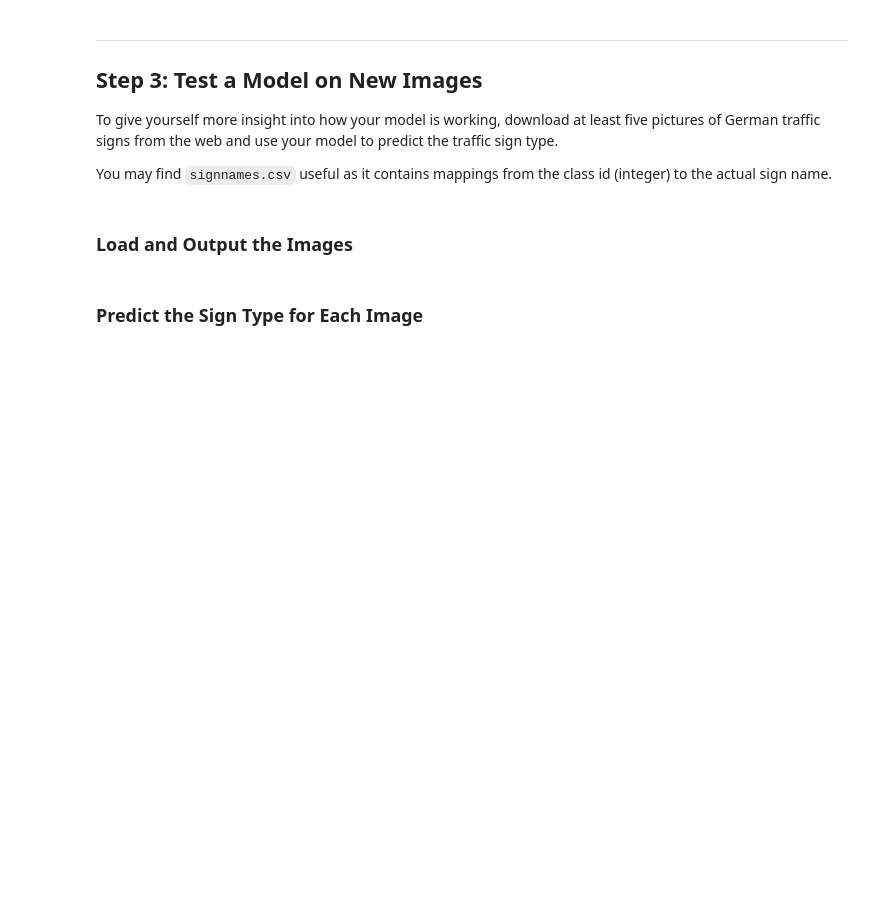
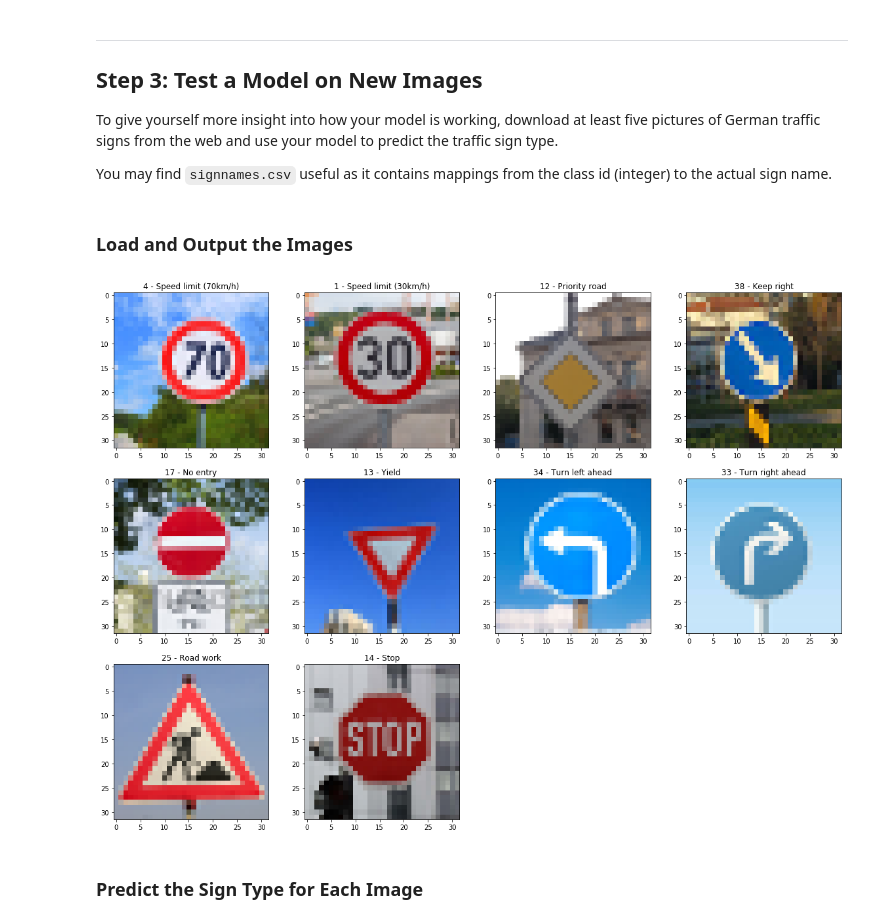
Before and after one commit to clarkli86/CarND-Traffic-Sign-Classifier-Project, a Jupyter notebook: Traffic_Sign_Classifier.ipynb, the cells around one changed output. Cells and saved outputs as stored; diff of their text form; code cells hidden in the pictures; blank space fills up the shorter version.

```diff
--- a/Traffic_Sign_Classifier.ipynb
+++ b/Traffic_Sign_Classifier.ipynb
@@ -551,3 +562,35 @@ You may find `signnames.csv` useful as it contains mappings from the class id (i
+# %%
+### Load the images and plot them here.
+### Feel free to use as many code cells as needed.
+import csv
+class_names = {}
+with open('signnames.csv') as csvfile:
+    class_reader = csv.reader(csvfile, delimiter=',')
+    for row in class_reader:
+        if row[0] != 'ClassId':
+            class_names[int(row[0])] = row[1]
+
+download = {}
+download['files'] = ['speed_limit_70.png', 'speed_limit_30.png', 'priority_road.png', 'keep_right.png', \
+                     'no_entry.png', 'yield.png', 'left_only.png', 'right_only.png', 'road_work.png', 'stop.png']
+download['labels'] = [4, 1, 12, 38, 17, 13, 34, 33, 25, 14]
+download['features'] = []
+for file in download['files']:
+    img = cv2.imread('download/32x32/' + file, cv2.IMREAD_COLOR)
+    assert(img.shape == (32, 32, 3))
+    img = cv2.cvtColor(img, cv2.COLOR_BGR2RGB)
+    download['features'].append(img)
+
+# Read lable names from signnames.csv
+fig=plt.figure(figsize=(20, 20))
+for i in range(len(download['features'])):
+    fig.add_subplot(4, 4, i + 1)
+    class_id = download['labels'][i];
+    plt.title(str(class_id) + ' - ' + class_names[class_id])
+    plt.imshow(download['features'][i])
+plt.show()
+# %% [output]
+[figure, added]
 # %% [markdown]
 ### Predict the Sign Type for Each Image
 # %%
```
Also changed, not shown: parts of 12 cells of this notebook, 20 other files.
